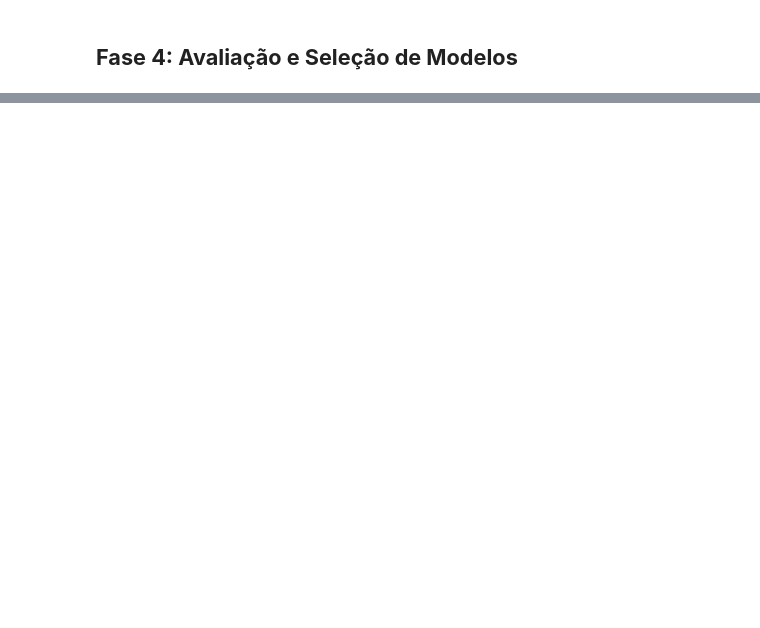
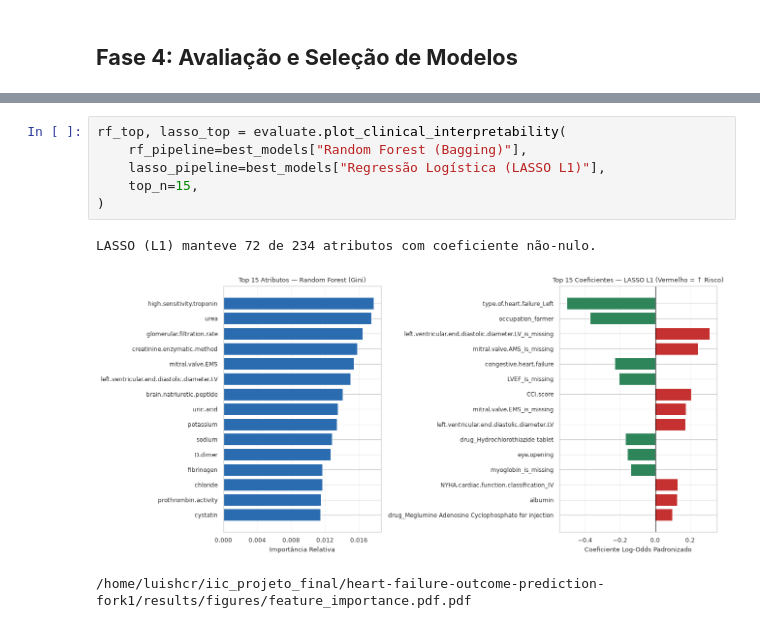
Before and after one commit to luishcr29/heart-failure-outcome-prediction-fork1, a Jupyter notebook: notebooks/main.ipynb, the cells around one changed output, grey strips where cells are left out. Cells and saved outputs as stored; diff of their text form; blank space fills up the shorter version.

```diff
--- a/notebooks/main.ipynb
+++ b/notebooks/main.ipynb
@@ -375,0 +417,10 @@ Conjunto de Teste:  (402, 217) | Prevalência do alvo: 41.5%
+# %%
+rf_top, lasso_top = evaluate.plot_clinical_interpretability(
+    rf_pipeline=best_models["Random Forest (Bagging)"],
+    lasso_pipeline=best_models["Regressão Logística (LASSO L1)"],
+    top_n=15,
+)
+# %% [output]
+LASSO (L1) manteve 72 de 234 atributos com coeficiente não-nulo.
+[figure, added]
+/home/luishcr/iic_projeto_final/heart-failure-outcome-prediction-fork1/results/figures/feature_importance.pdf.pdf
```
Also changed, not shown: parts of 7 cells of this notebook, 12 other files.
